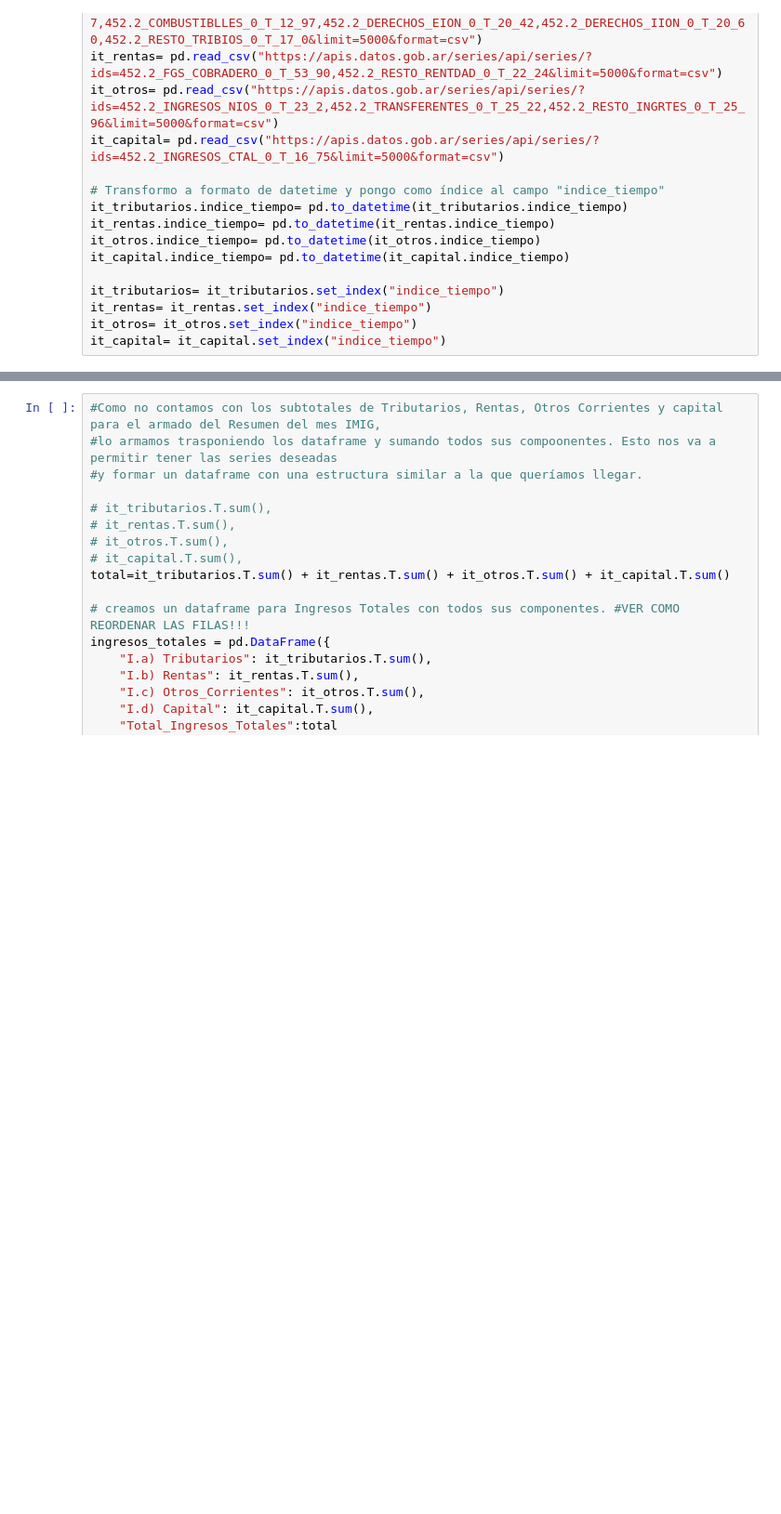
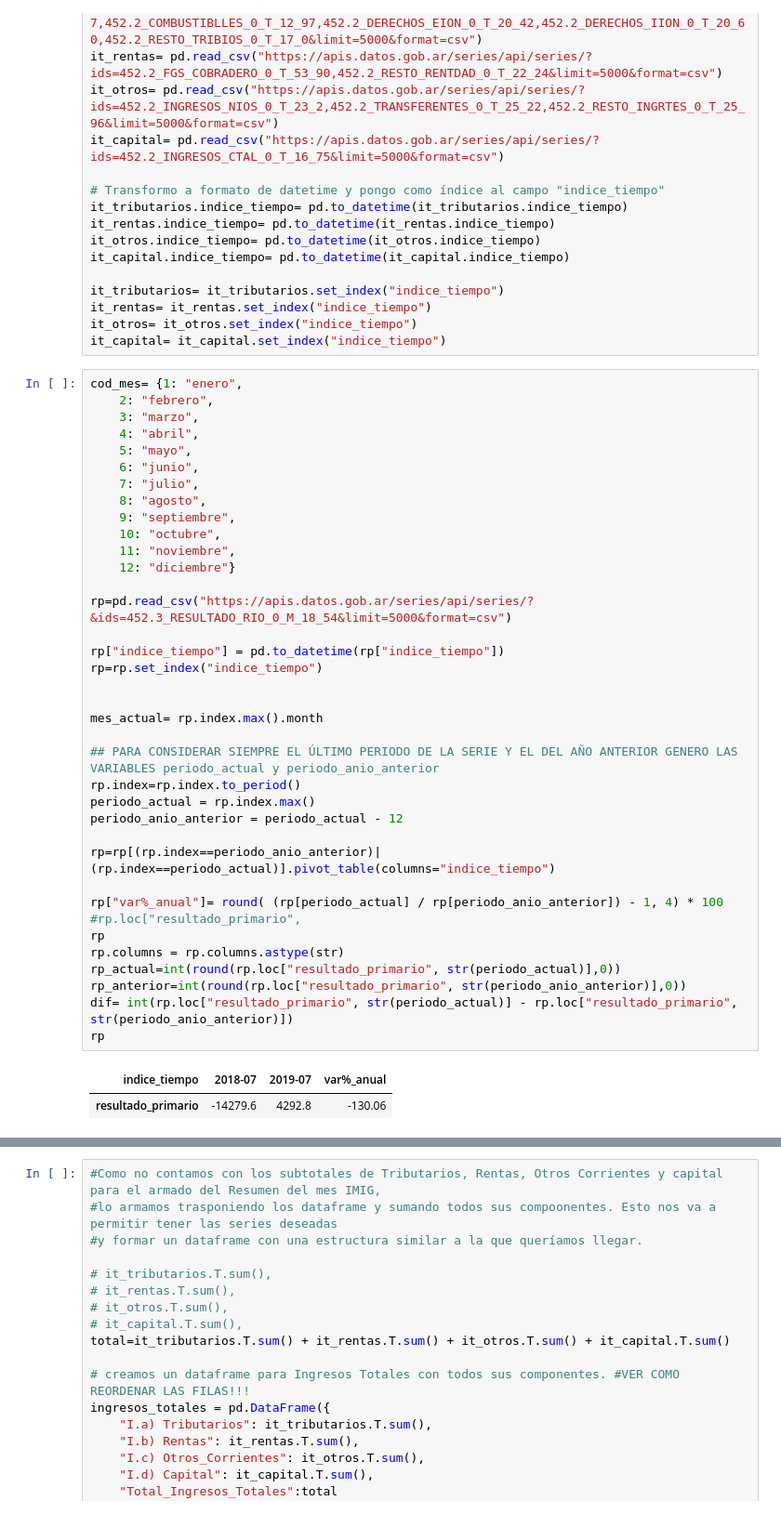
Before and after one commit to datosgobar/analisis-datos-python, a Jupyter notebook: Ejercicios/resultado-primario.ipynb, the cells around one changed output, grey strips where cells are left out. Shown at 93% size. Drawn from its saved outputs; the diff is of its cells as text; blank space fills up the shorter version.

```diff
--- a/Ejercicios/resultado-primario.ipynb
+++ b/Ejercicios/resultado-primario.ipynb
@@ -32,3 +33,43 @@ it_tributarios= it_tributarios.set_index("indice_tiempo")
 it_rentas= it_rentas.set_index("indice_tiempo")
 it_otros= it_otros.set_index("indice_tiempo")
 it_capital= it_capital.set_index("indice_tiempo")
+# %%
+cod_mes= {1: "enero",
+    2: "febrero",
+    3: "marzo",
+    4: "abril",
+    5: "mayo",
+    6: "junio",
+    7: "julio",
+    8: "agosto",
+    9: "septiembre",
+    10: "octubre",
+    11: "noviembre",
+    12: "diciembre"}
+
+rp=pd.read_csv("https://apis.datos.gob.ar/series/api/series/?&ids=452.3_RESULTADO_RIO_0_M_18_54&limit=5000&format=csv")
+
+rp["indice_tiempo"] = pd.to_datetime(rp["indice_tiempo"])
+rp=rp.set_index("indice_tiempo")
+
+
+mes_actual= rp.index.max().month
+
+## PARA CONSIDERAR SIEMPRE EL ÚLTIMO PERIODO DE LA SERIE Y EL DEL AÑO ANTERIOR GENERO LAS VARIABLES periodo_actual y periodo_anio_anterior
+rp.index=rp.index.to_period()
+periodo_actual = rp.index.max()
+periodo_anio_anterior = periodo_actual - 12
+
+rp=rp[(rp.index==periodo_anio_anterior)|(rp.index==periodo_actual)].pivot_table(columns="indice_tiempo")
+
+rp["var%_anual"]= round( (rp[periodo_actual] / rp[periodo_anio_anterior]) - 1, 4) * 100
+#rp.loc["resultado_primario",
+rp
+rp.columns = rp.columns.astype(str)
+rp_actual=int(round(rp.loc["resultado_primario", str(periodo_actual)],0))
+rp_anterior=int(round(rp.loc["resultado_primario", str(periodo_anio_anterior)],0))
+dif= int(rp.loc["resultado_primario", str(periodo_actual)] - rp.loc["resultado_primario", str(periodo_anio_anterior)])
+rp
+# %% [output]
+| indice_tiempo | 2018-07 | 2019-07 | var%_anual |
+| resultado_primario | -14279.6 | 4292.8 | -130.06 |
```
Also changed, not shown: parts of 16 cells of this notebook.
